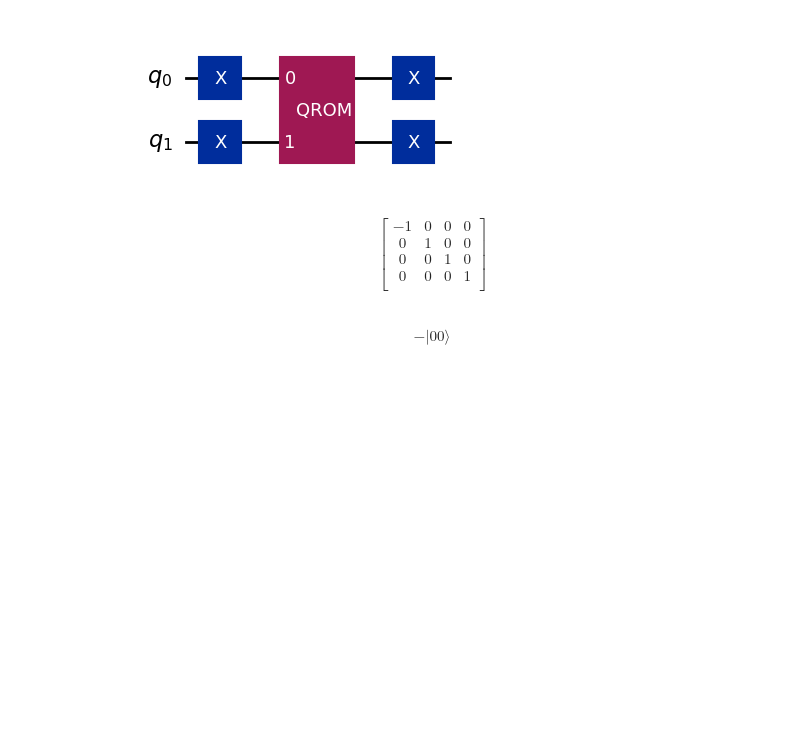
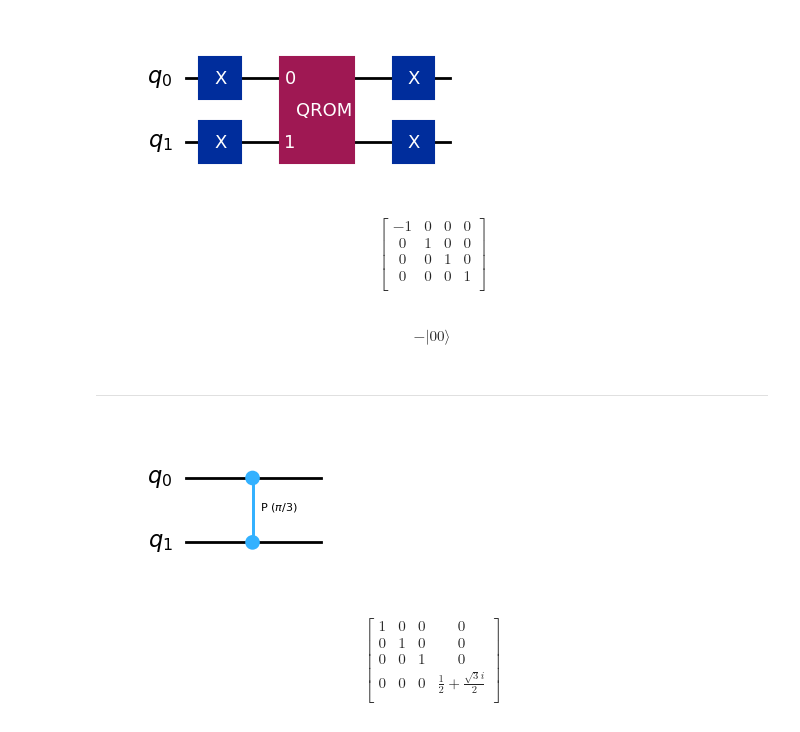
Before and after one commit to Dpbm/scientific-research-1-quantum-oracles, a Jupyter notebook: code/qram.ipynb, the cells around one changed output. Cells and saved outputs as stored; diff of their text form; code cells hidden in the pictures; blank space fills up the shorter version.

```diff
--- a/code/qram.ipynb
+++ b/code/qram.ipynb
@@ -50,3 +57,20 @@ $$
  \end{bmatrix}
 $$
 $$- |00\rangle$$
+# %% [markdown]
+---
+# %%
+mem = QuantumCircuit(2, name="QROM")
+mem.cp(np.pi/3,0,1)
+display(mem.draw('mpl'))
+show_unitary(get_unitary(mem))
+# %% [output]
+[figure, added]
+$$
+\begin{bmatrix}
+1 & 0 & 0 & 0  \\
+ 0 & 1 & 0 & 0  \\
+ 0 & 0 & 1 & 0  \\
+ 0 & 0 & 0 & \frac{1}{2} + \frac{\sqrt{3} i}{2}  \\
+ \end{bmatrix}
+$$
```
Also changed, not shown: parts of 10 cells of this notebook.
